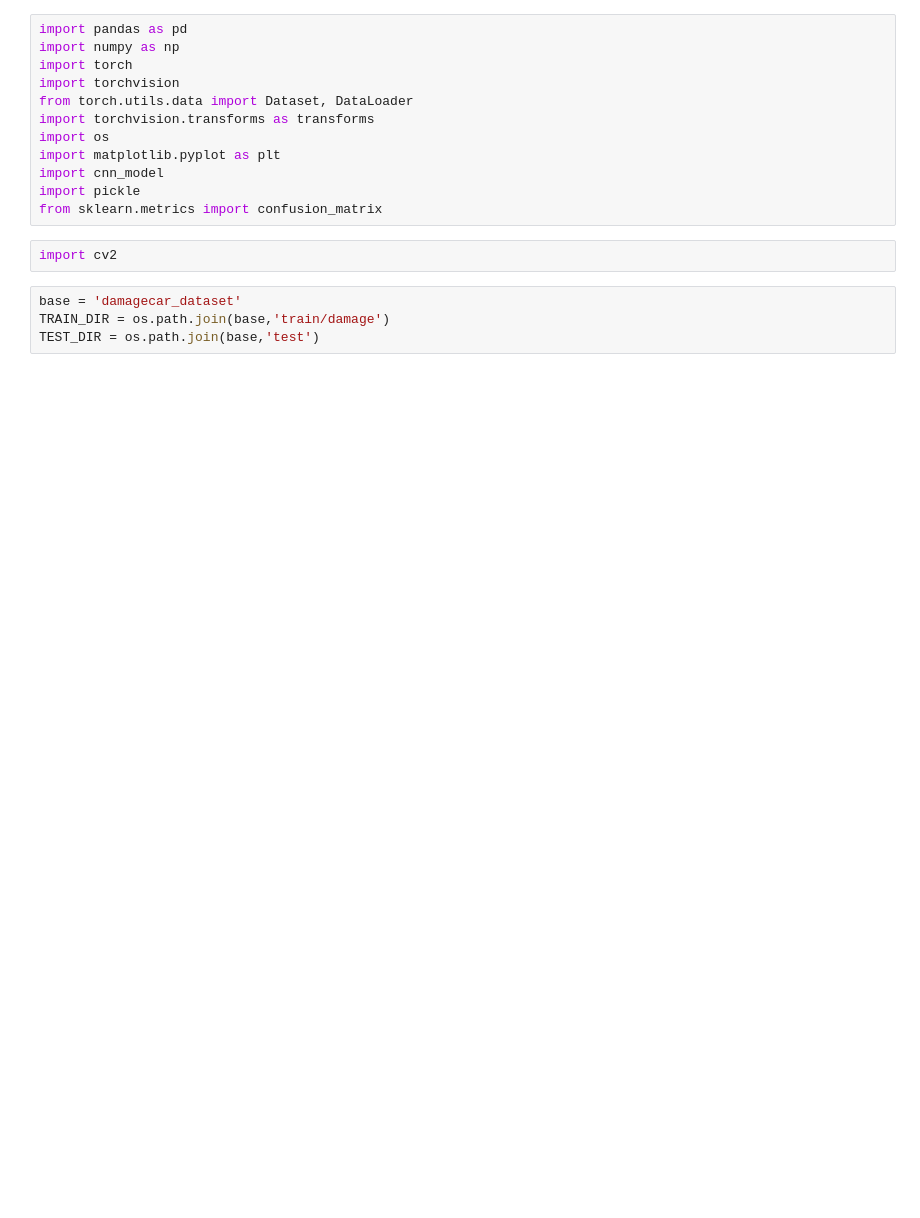
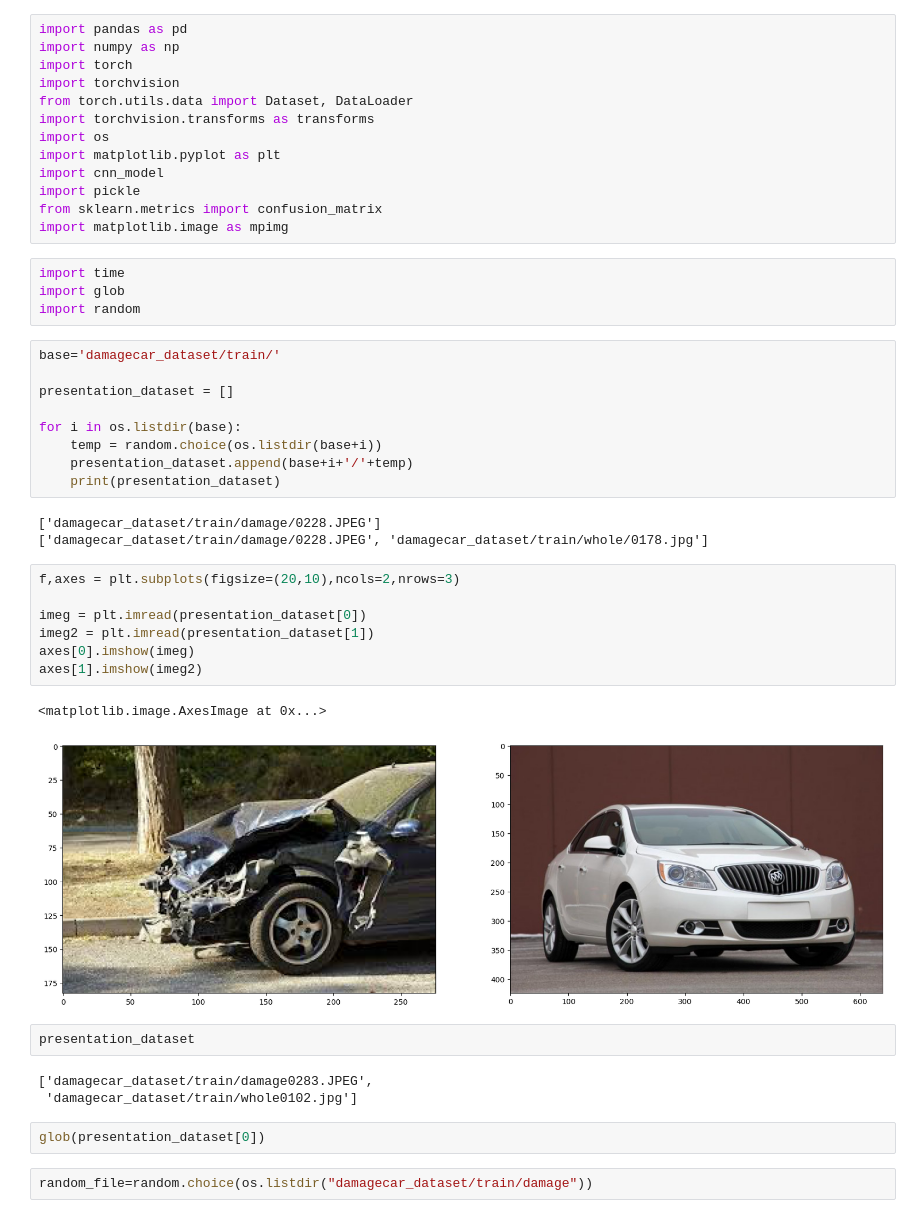
Before and after one commit to kelvin2109/car_damage_detection, a Jupyter notebook: car-damage-detect-cv2.ipynb, the cells around one changed output. Drawn from its saved outputs; the diff is of its cells as text; blank space fills up the shorter version.

```diff
--- a/car-damage-detect-cv2.ipynb
+++ b/car-damage-detect-cv2.ipynb
@@ -10,9 +10,39 @@ import matplotlib.pyplot as plt
 import cnn_model
 import pickle
 from sklearn.metrics import confusion_matrix
+import matplotlib.image as mpimg
-# %%
-import cv2
-# %%
-base = 'damagecar_dataset'
-TRAIN_DIR = os.path.join(base,'train/damage')
-TEST_DIR = os.path.join(base,'test')
+# %%
+import time
+import glob
+import random
+# %%
+base='damagecar_dataset/train/'
+
+presentation_dataset = []
+
+for i in os.listdir(base):
+    temp = random.choice(os.listdir(base+i))
+    presentation_dataset.append(base+i+'/'+temp)
+    print(presentation_dataset)
+# %% [output]
+['damagecar_dataset/train/damage/0228.JPEG']
+['damagecar_dataset/train/damage/0228.JPEG', 'damagecar_dataset/train/whole/0178.jpg']
+# %%
+f,axes = plt.subplots(figsize=(20,10),ncols=2,nrows=3)
+
+imeg = plt.imread(presentation_dataset[0])
+imeg2 = plt.imread(presentation_dataset[1])
+axes[0].imshow(imeg)
+axes[1].imshow(imeg2)
+# %% [output]
+<matplotlib.image.AxesImage at 0x...>
+[figure, added]
+# %%
+presentation_dataset
+# %% [output]
+['damagecar_dataset/train/damage0283.JPEG',
+ 'damagecar_dataset/train/whole0102.jpg']
+# %%
+glob(presentation_dataset[0])
+# %%
+random_file=random.choice(os.listdir("damagecar_dataset/train/damage"))
```
Also changed, not shown: parts of 12 cells of this notebook, 1 other file.
